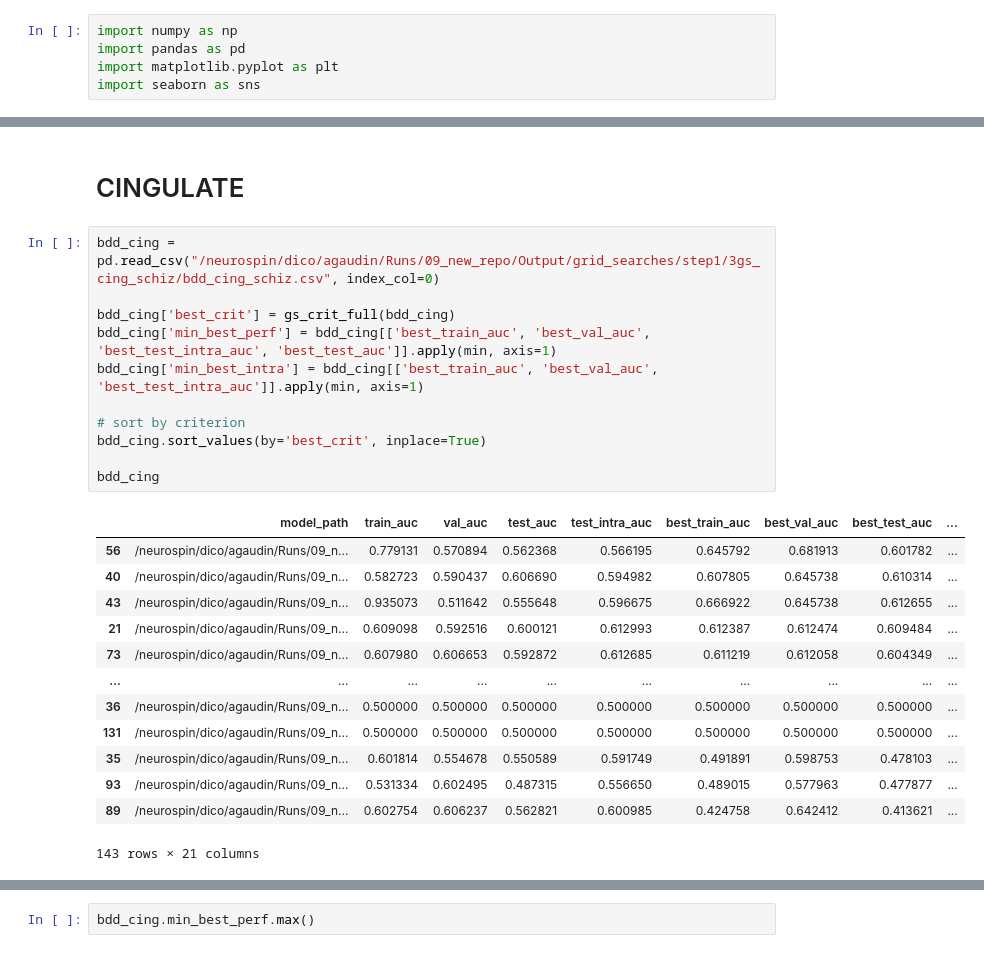
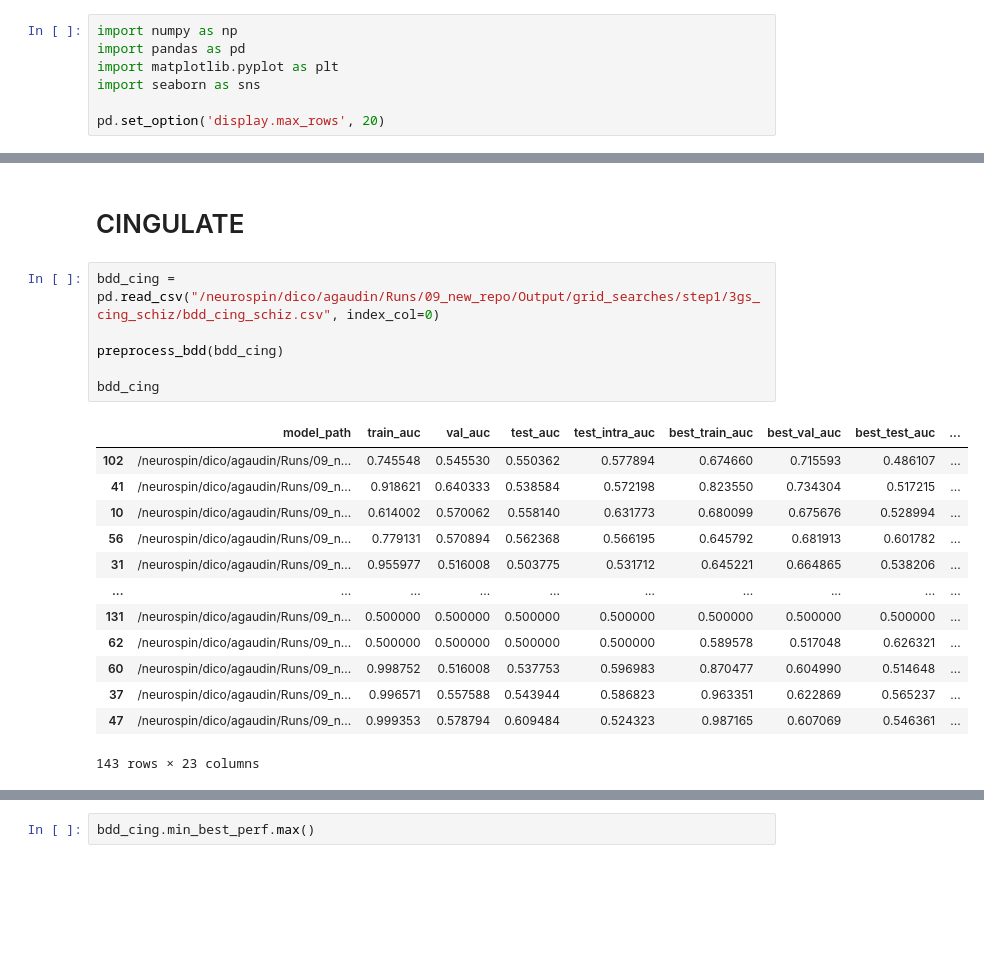
Before and after one commit to neurospin-projects/2023_agaudin_jchavas_folding_supervised, a Jupyter notebook: contrastive/notebooks/wandb_grid_searches/region_comparison.ipynb, the cells around one changed output, grey strips where cells are left out. Saved outputs shown, nothing was run; the diff lists cells and outputs as text; blank space fills up the shorter version.

```diff
--- a/contrastive/notebooks/wandb_grid_searches/region_comparison.ipynb
+++ b/contrastive/notebooks/wandb_grid_searches/region_comparison.ipynb
@@ -3,3 +3,5 @@ import numpy as np
 import pandas as pd
 import matplotlib.pyplot as plt
 import seaborn as sns
+
+pd.set_option('display.max_rows', 20)
@@ -188,25 +189,20 @@ sns.histplot(bdd_pc, x='min_best_perf')
 # %%
 bdd_cing = pd.read_csv("/neurospin/dico/agaudin/Runs/09_new_repo/Output/grid_searches/step1/3gs_cing_schiz/bdd_cing_schiz.csv", index_col=0)
 
-bdd_cing['best_crit'] = gs_crit_full(bdd_cing)
-bdd_cing['min_best_perf'] = bdd_cing[['best_train_auc', 'best_val_auc', 'best_test_intra_auc', 'best_test_auc']].apply(min, axis=1)
-bdd_cing['min_best_intra'] = bdd_cing[['best_train_auc', 'best_val_auc', 'best_test_intra_auc']].apply(min, axis=1)
-
-# sort by criterion
-bdd_cing.sort_values(by='best_crit', inplace=True)
+preprocess_bdd(bdd_cing)
 
 bdd_cing
 # %% [output]
 |  | model_path | train_auc | val_auc | test_auc | test_intra_auc | best_train_auc | best_val_auc | best_test_auc | ... |
+| 102 | /neurospin/dico/agaudin/Runs/09_n... | 0.745548 | 0.545530 | 0.550362 | 0.577894 | 0.674660 | 0.715593 | 0.486107 | ... |
+| 41 | /neurospin/dico/agaudin/Runs/09_n... | 0.918621 | 0.640333 | 0.538584 | 0.572198 | 0.823550 | 0.734304 | 0.517215 | ... |
+| 10 | /neurospin/dico/agaudin/Runs/09_n... | 0.614002 | 0.570062 | 0.558140 | 0.631773 | 0.680099 | 0.675676 | 0.528994 | ... |
 | 56 | /neurospin/dico/agaudin/Runs/09_n... | 0.779131 | 0.570894 | 0.562368 | 0.566195 | 0.645792 | 0.681913 | 0.601782 | ... |
-| 40 | /neurospin/dico/agaudin/Runs/09_n... | 0.582723 | 0.590437 | 0.606690 | 0.594982 | 0.607805 | 0.645738 | 0.610314 | ... |
-| 43 | /neurospin/dico/agaudin/Runs/09_n... | 0.935073 | 0.511642 | 0.555648 | 0.596675 | 0.666922 | 0.645738 | 0.612655 | ... |
-| 21 | /neurospin/dico/agaudin/Runs/09_n... | 0.609098 | 0.592516 | 0.600121 | 0.612993 | 0.612387 | 0.612474 | 0.609484 | ... |
-| 73 | /neurospin/dico/agaudin/Runs/09_n... | 0.607980 | 0.606653 | 0.592872 | 0.612685 | 0.611219 | 0.612058 | 0.604349 | ... |
+| 31 | /neurospin/dico/agaudin/Runs/09_n... | 0.955977 | 0.516008 | 0.503775 | 0.531712 | 0.645221 | 0.664865 | 0.538206 | ... |
 | ... | ... | ... | ... | ... | ... | ... | ... | ... | ... |
-| 36 | /neurospin/dico/agaudin/Runs/09_n... | 0.500000 | 0.500000 | 0.500000 | 0.500000 | 0.500000 | 0.500000 | 0.500000 | ... |
 | 131 | /neurospin/dico/agaudin/Runs/09_n... | 0.500000 | 0.500000 | 0.500000 | 0.500000 | 0.500000 | 0.500000 | 0.500000 | ... |
-| 35 | /neurospin/dico/agaudin/Runs/09_n... | 0.601814 | 0.554678 | 0.550589 | 0.591749 | 0.491891 | 0.598753 | 0.478103 | ... |
-| 93 | /neurospin/dico/agaudin/Runs/09_n... | 0.531334 | 0.602495 | 0.487315 | 0.556650 | 0.489015 | 0.577963 | 0.477877 | ... |
-| 89 | /neurospin/dico/agaudin/Runs/09_n... | 0.602754 | 0.606237 | 0.562821 | 0.600985 | 0.424758 | 0.642412 | 0.413621 | ... |
+| 62 | /neurospin/dico/agaudin/Runs/09_n... | 0.500000 | 0.500000 | 0.500000 | 0.500000 | 0.589578 | 0.517048 | 0.626321 | ... |
+| 60 | /neurospin/dico/agaudin/Runs/09_n... | 0.998752 | 0.516008 | 0.537753 | 0.596983 | 0.870477 | 0.604990 | 0.514648 | ... |
+| 37 | /neurospin/dico/agaudin/Runs/09_n... | 0.996571 | 0.557588 | 0.543944 | 0.586823 | 0.963351 | 0.622869 | 0.565237 | ... |
+| 47 | /neurospin/dico/agaudin/Runs/09_n... | 0.999353 | 0.578794 | 0.609484 | 0.524323 | 0.987165 | 0.607069 | 0.546361 | ... |
-143 rows × 21 columns
+143 rows × 23 columns
```
Also changed, not shown: parts of 17 cells of this notebook, 7 other files.
